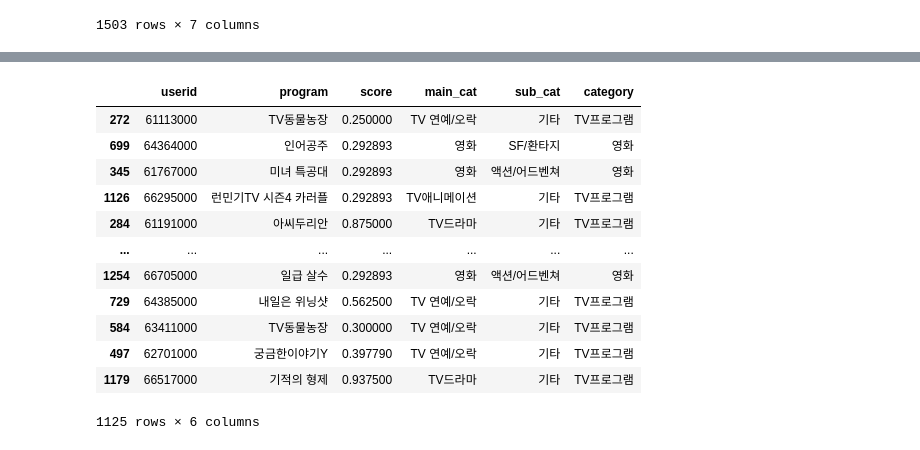
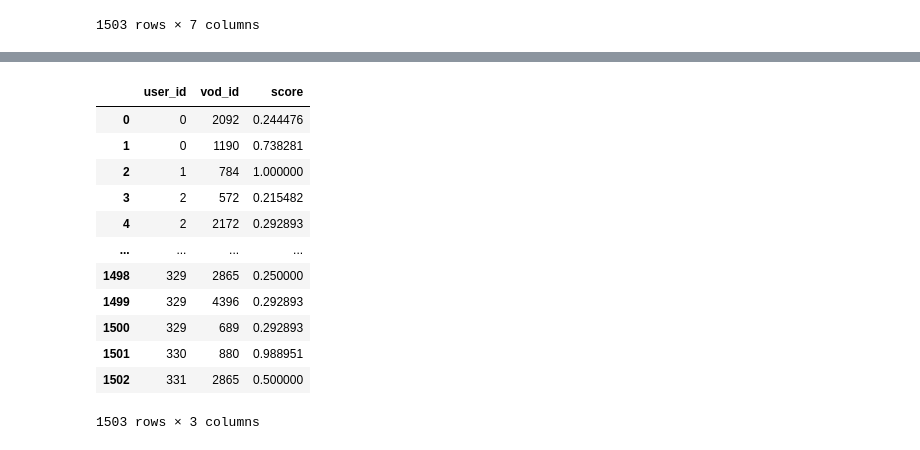
Before and after one commit to LGHV-team1/final-project, a Jupyter notebook: 모델/vod_modeling.ipynb, the cells around one changed output, grey strips where cells are left out. Cells and saved outputs as stored; diff of their text form; code cells hidden in the pictures.

```diff
--- a/모델/vod_modeling.ipynb
+++ b/모델/vod_modeling.ipynb
@@ -59,3 +66,21 @@ vod1
+# %%
+vod_score = pd.read_csv('../data/vod_score.csv')
+vod_score = vod_score[['user_id', 'vod_id', 'score']]
+vod_score
+# %% [output]
+|  | user_id | vod_id | score |
+| 0 | 0 | 2092 | 0.244476 |
+| 1 | 0 | 1190 | 0.738281 |
+| 2 | 1 | 784 | 1.000000 |
+| 3 | 2 | 572 | 0.215482 |
+| 4 | 2 | 2172 | 0.292893 |
+| ... | ... | ... | ... |
+| 1498 | 329 | 2865 | 0.250000 |
+| 1499 | 329 | 4396 | 0.292893 |
+| 1500 | 329 | 689 | 0.292893 |
+| 1501 | 330 | 880 | 0.988951 |
+| 1502 | 331 | 2865 | 0.500000 |
+1503 rows × 3 columns
 # %%
 from sklearn.utils import shuffle
 TRAIN_SIZE = 0.75
@@ -67,26 +91,0 @@ vod_test = vod.iloc[cutoff:]
-# %%
-import tensorflow as tf
-from tensorflow.keras import layers
-from tensorflow.keras.models import Model
-from tensorflow.keras.layers import Input, Embedding, Dot, Add, Flatten
-from tensorflow.keras.regularizers import l2
-from tensorflow.keras.optimizers import SGD, Adamax
-
-# variable 초기화
-K = 200
-mu = vod_train.score.mean()
-M = vod.userid.max
-# %% [output]
-|  | userid | program | score | main_cat | sub_cat | category |
-| 272 | 61113000 | TV동물농장 | 0.250000 | TV 연예/오락 | 기타 | TV프로그램 |
-| 699 | 64364000 | 인어공주 | 0.292893 | 영화 | SF/환타지 | 영화 |
-| 345 | 61767000 | 미녀 특공대 | 0.292893 | 영화 | 액션/어드벤쳐 | 영화 |
-| 1126 | 66295000 | 런민기TV 시즌4 카러플 | 0.292893 | TV애니메이션 | 기타 | TV프로그램 |
-| 284 | 61191000 | 아씨두리안 | 0.875000 | TV드라마 | 기타 | TV프로그램 |
-| ... | ... | ... | ... | ... | ... | ... |
-| 1254 | 66705000 | 일급 살수 | 0.292893 | 영화 | 액션/어드벤쳐 | 영화 |
-| 729 | 64385000 | 내일은 위닝샷 | 0.562500 | TV 연예/오락 | 기타 | TV프로그램 |
-| 584 | 63411000 | TV동물농장 | 0.300000 | TV 연예/오락 | 기타 | TV프로그램 |
-| 497 | 62701000 | 궁금한이야기Y | 0.397790 | TV 연예/오락 | 기타 | TV프로그램 |
-| 1179 | 66517000 | 기적의 형제 | 0.937500 | TV드라마 | 기타 | TV프로그램 |
-1125 rows × 6 columns
```
Also changed, not shown: parts of 12 cells of this notebook, 2 other files.
